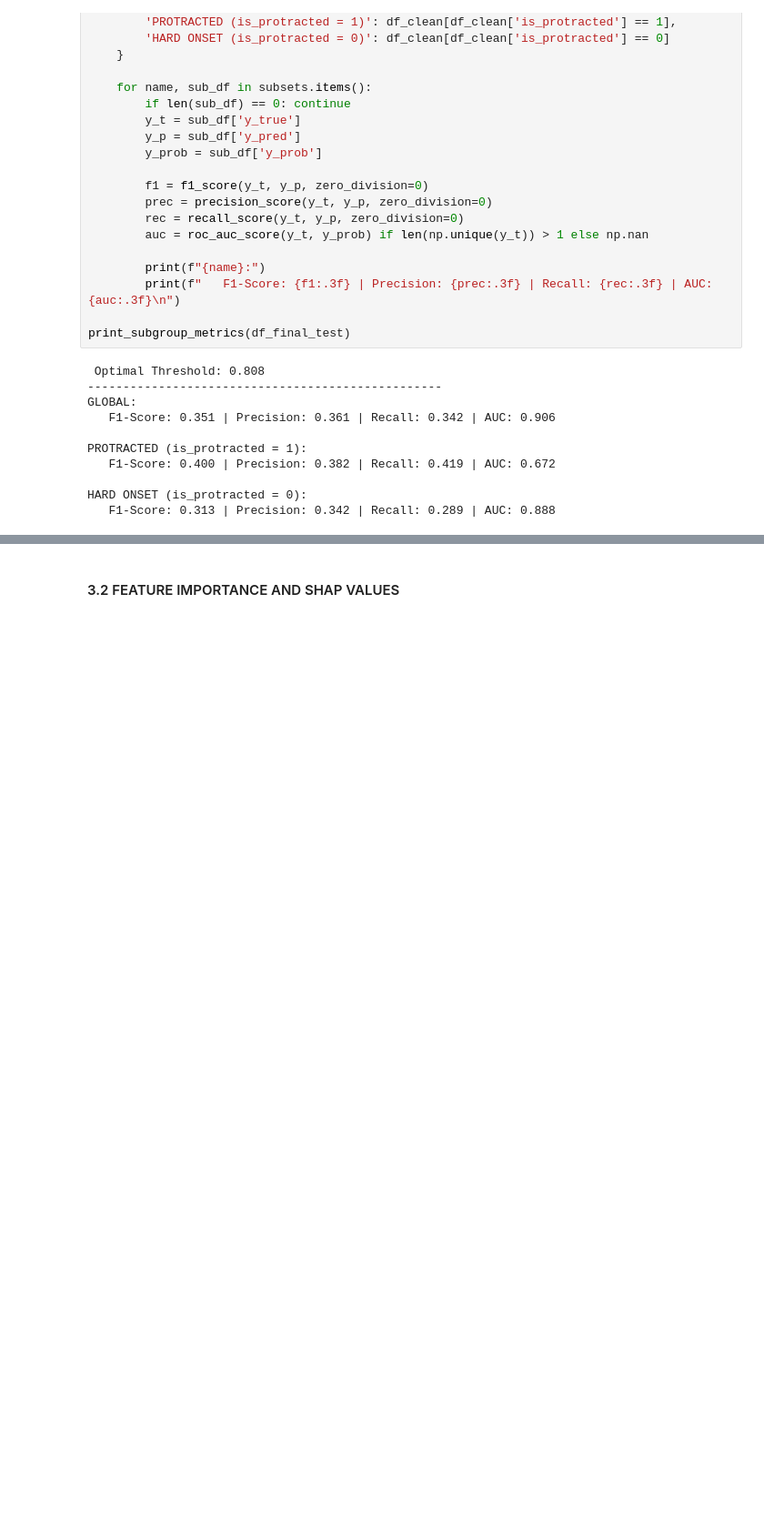
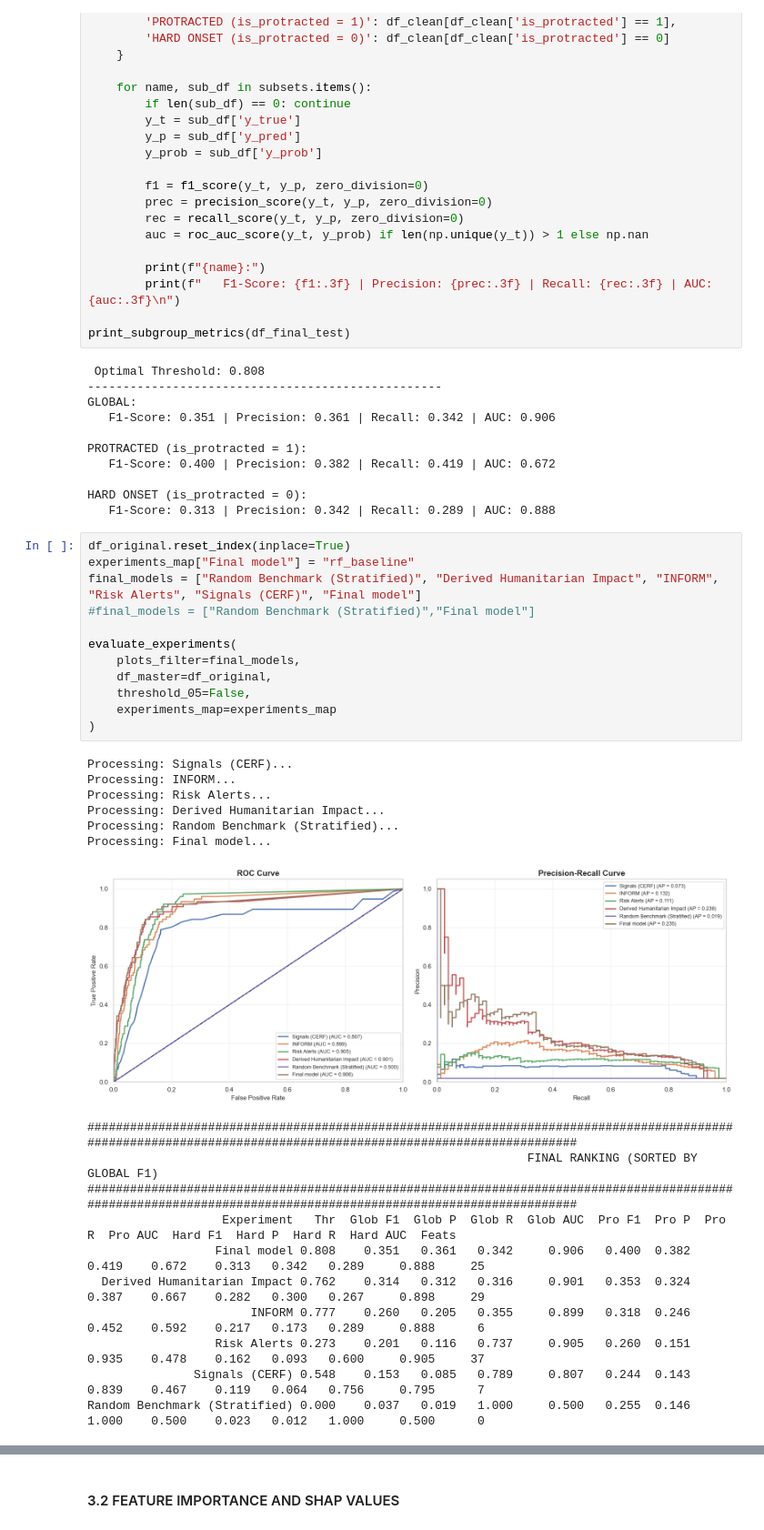
Before and after one commit to gallagelpi/Master_thesis, a Jupyter notebook: pipeline/results.ipynb, the cells around one changed output, grey strips where cells are left out. Shown at 91% size. Saved outputs shown, nothing was run; the diff lists cells and outputs as text; blank space fills up the shorter version.

Commit message:
results con plots

```diff
--- a/pipeline/results.ipynb
+++ b/pipeline/results.ipynb
@@ -621,3 +580,33 @@ PROTRACTED (is_protracted = 1):
 
 HARD ONSET (is_protracted = 0):
    F1-Score: 0.313 | Precision: 0.342 | Recall: 0.289 | AUC: 0.888
+# %%
+df_original.reset_index(inplace=True)
+experiments_map["Final model"] = "rf_baseline"
+final_models = ["Random Benchmark (Stratified)", "Derived Humanitarian Impact", "INFORM", "Risk Alerts", "Signals (CERF)", "Final model"]
+#final_models = ["Random Benchmark (Stratified)","Final model"]
+
+evaluate_experiments(
+    plots_filter=final_models,
+    df_master=df_original,
+    threshold_05=False,
+    experiments_map=experiments_map
+)
+# %% [output]
+Processing: Signals (CERF)...
+Processing: INFORM...
+Processing: Risk Alerts...
+Processing: Derived Humanitarian Impact...
+Processing: Random Benchmark (Stratified)...
+Processing: Final model...
+[figure, added]
+################################################################################################################################################################
+                                                              FINAL RANKING (SORTED BY GLOBAL F1)
+################################################################################################################################################################
+                   Experiment   Thr  Glob F1  Glob P  Glob R  Glob AUC  Pro F1  Pro P  Pro R  Pro AUC  Hard F1  Hard P  Hard R  Hard AUC  Feats
+                  Final model 0.808    0.351   0.361   0.342     0.906   0.400  0.382  0.419    0.672    0.313   0.342   0.289     0.888     25
+  Derived Humanitarian Impact 0.762    0.314   0.312   0.316     0.901   0.353  0.324  0.387    0.667    0.282   0.300   0.267     0.898     29
+                       INFORM 0.777    0.260   0.205   0.355     0.899   0.318  0.246  0.452    0.592    0.217   0.173   0.289     0.888      6
+                  Risk Alerts 0.273    0.201   0.116   0.737     0.905   0.260  0.151  0.935    0.478    0.162   0.093   0.600     0.905     37
+               Signals (CERF) 0.548    0.153   0.085   0.789     0.807   0.244  0.143  0.839    0.467    0.119   0.064   0.756     0.795      7
+Random Benchmark (Stratified) 0.000    0.037   0.019   1.000     0.500   0.255  0.146  1.000    0.500    0.023   0.012   1.000     0.500      0
```
Also changed, not shown: parts of 15 cells of this notebook.
